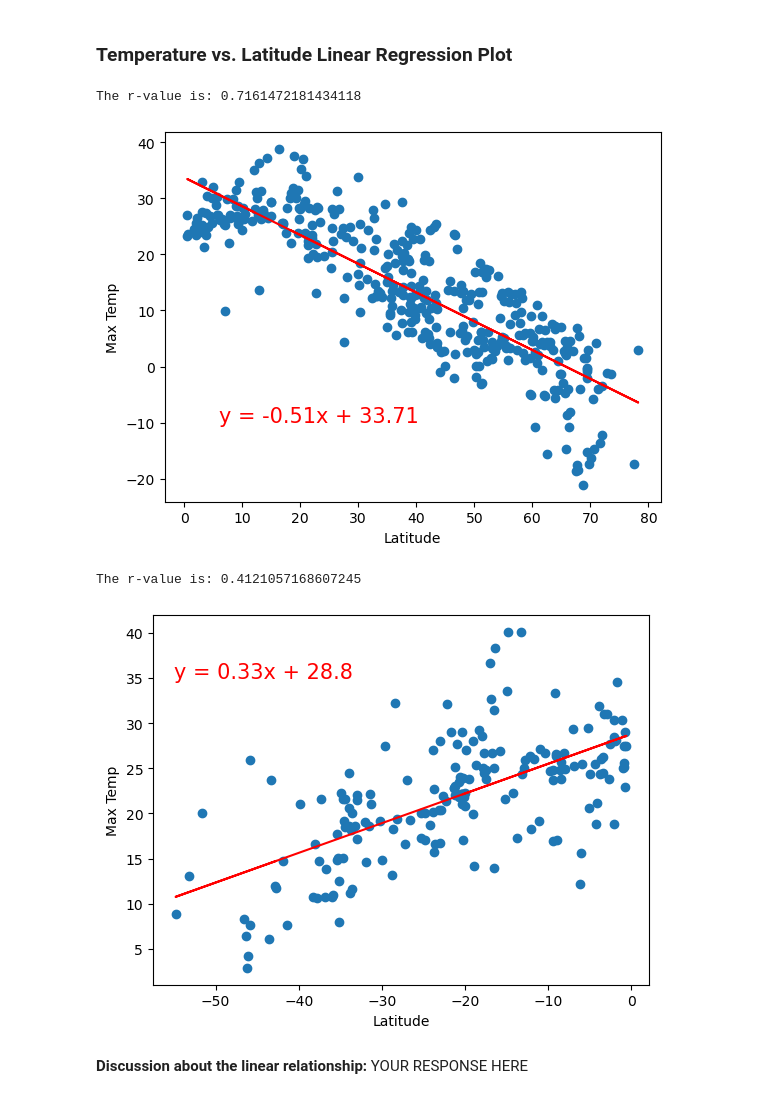
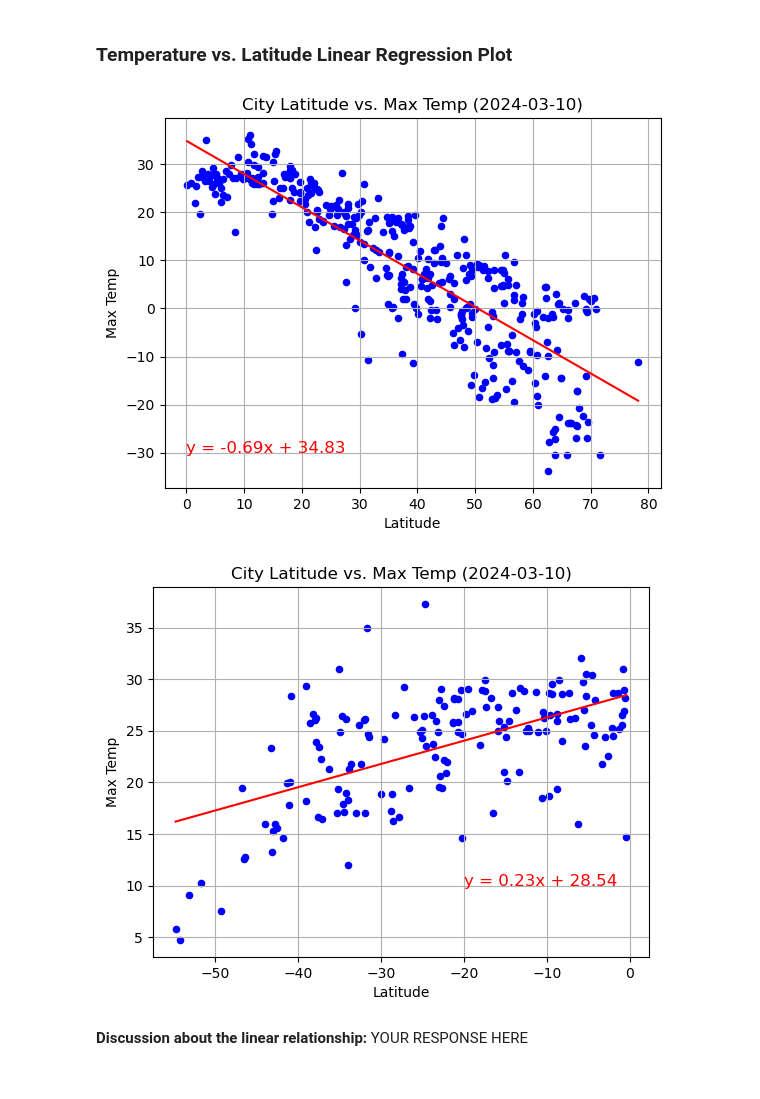
Before and after one commit to grantgorham26/python-api-challenge, a Jupyter notebook: Weather:VacationPy/WeatherPy.ipynb, the cells around one changed output. Drawn from its saved outputs; the diff is of its cells as text; code cells hidden in the pictures.

```diff
--- a/Weather:VacationPy/WeatherPy.ipynb
+++ b/Weather:VacationPy/WeatherPy.ipynb
@@ -298,6 +298,21 @@ results=st
+# %%
+# Define a function to create Linear Regression plots
+def get_linregress_lat_vs(dataframe,stat,x1,y1):
+    results_list=st.linregress(dataframe['Lat'],dataframe[stat])
+    slope=results_list[0]
+    intercept=results_list[1]
+    r_value=round(results_list[2],2)
+    x=[dataframe['Lat'].min(),dataframe['Lat'].max()]
+    y_pred=slope*np.array(x)+intercept
+    dataframe.plot.scatter(['Lat'],[stat],xlabel='Latitude',ylabel=stat ,title=f'City Latitude vs. {stat} ({today})',color='blue')
+    line_eq = "y = " + str(round(slope,2)) + "x + " + str(round(intercept,2))
+    plt.annotate(line_eq,(x1,y1),fontsize=12,color="red")
+    plt.grid()
+    plt.plot(x,y_pred,color='red')
+    return plt.show()
 # %%
 # Create a DataFrame with the Northern Hemisphere data (Latitude >= 0)
-# YOUR CODE HERE
+northern_hemi_df=city_data_df.loc[(city_data_df['Lat']>=0)]
 
 # Display sample data
 northern_hemi_df.head()
@@ -327,16 +342,14 @@ southern_hemi_df.head()
 ###  Temperature vs. Latitude Linear Regression Plot
 # %%
 # Linear regression on Northern Hemisphere
-# YOUR CODE HERE
+get_linregress_lat_vs(northern_hemi_df,'Max Temp',0,-30)
 # %% [output]
-The r-value is: 0.7161472181434118
-[figure, old version]
+[figure, new version]
 # %%
 # Linear regression on Southern Hemisphere
-# YOUR CODE HERE
+get_linregress_lat_vs(southern_hemi_df,'Max Temp',-20,10)
 # %% [output]
-The r-value is: 0.4121057168607245
-[figure, old version]
+[figure, new version]
 # %% [markdown]
 **Discussion about the linear relationship:** YOUR RESPONSE HERE
 # %% [markdown]
```
Also changed, not shown: parts of 27 cells of this notebook, 6 other files.
